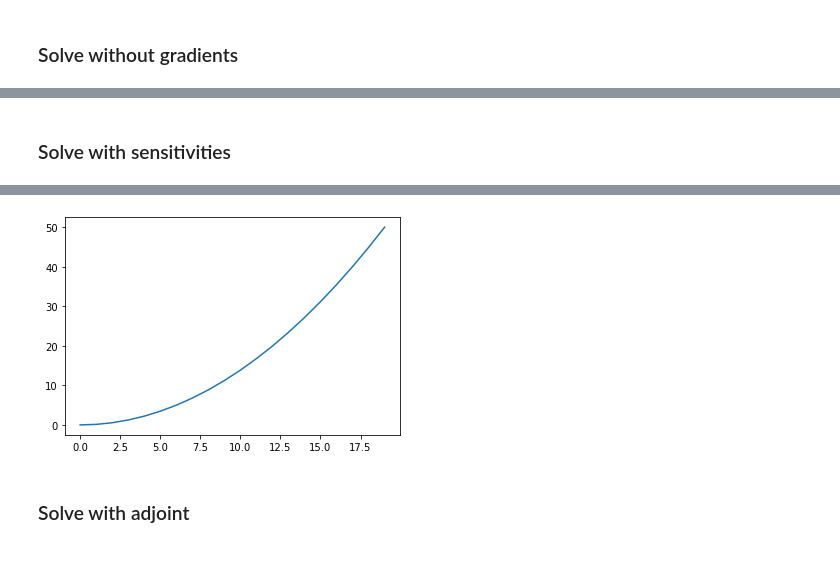
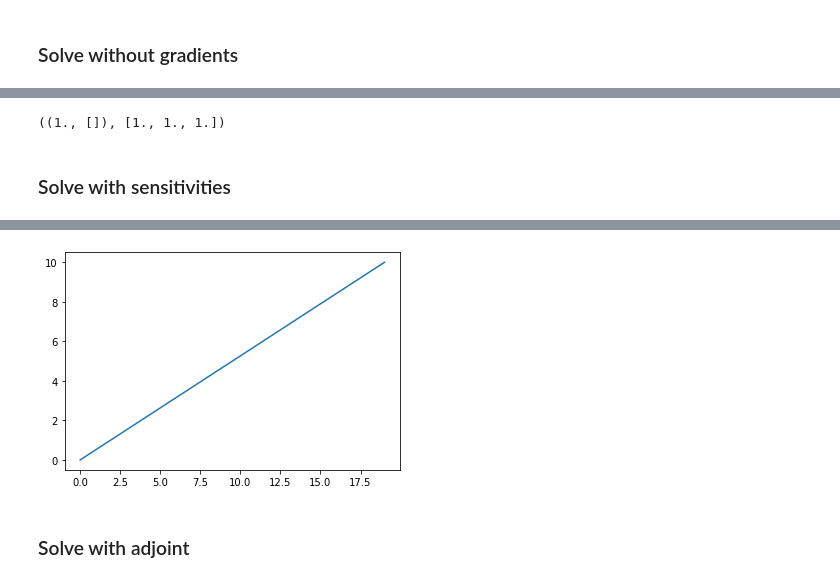
Before and after one commit to pymc-devs/sunode, a Jupyter notebook: notebooks/from_sympy.ipynb, the cells around one changed output, grey strips where cells are left out. Saved outputs shown, nothing was run; the diff lists cells and outputs as text; code cells hidden in the pictures.

```diff
--- a/notebooks/from_sympy.ipynb
+++ b/notebooks/from_sympy.ipynb
@@ -110,9 +157,22 @@ AttributeError: 'SympyOde' object has no attribute '_paramset'
+# %%
+y0.view(ode.state_dtype)[0]
+# %% [output]
+((1., []), [1., 1., 1.])
 # %% [markdown]
 ### Solve with sensitivities
 # %%
 sens0 = np.zeros((ode.n_params, ode.n_states))
 # %%
 solver = sunode.solver.Solver(ode, compute_sens=True, sens_mode='simultaneous')
+solver.set_params_dict({
+    'a': 99,
+    'b': 0.22,
+    'c': 0.11,
+    'd': 11,
+    'f': {
+        'g': np.array([1., 1., 1.])
+    }
+})
 out, sens_out = solver.make_output_buffers(tvals)
 %timeit solver.solve(0, tvals, y0, out, sens0=sens0, sens_out=sens_out)
 plt.plot(sens_out[:, 1, 0]);
@@ -121,4 +181,4 @@ plt.plot(sens_out[:, 1, 0]);
-[figure, old version]
+[figure, new version]
 # %% [markdown]
 ### Solve with adjoint
 # %%
```
Also changed, not shown: parts of 22 cells of this notebook, 6 other files.
